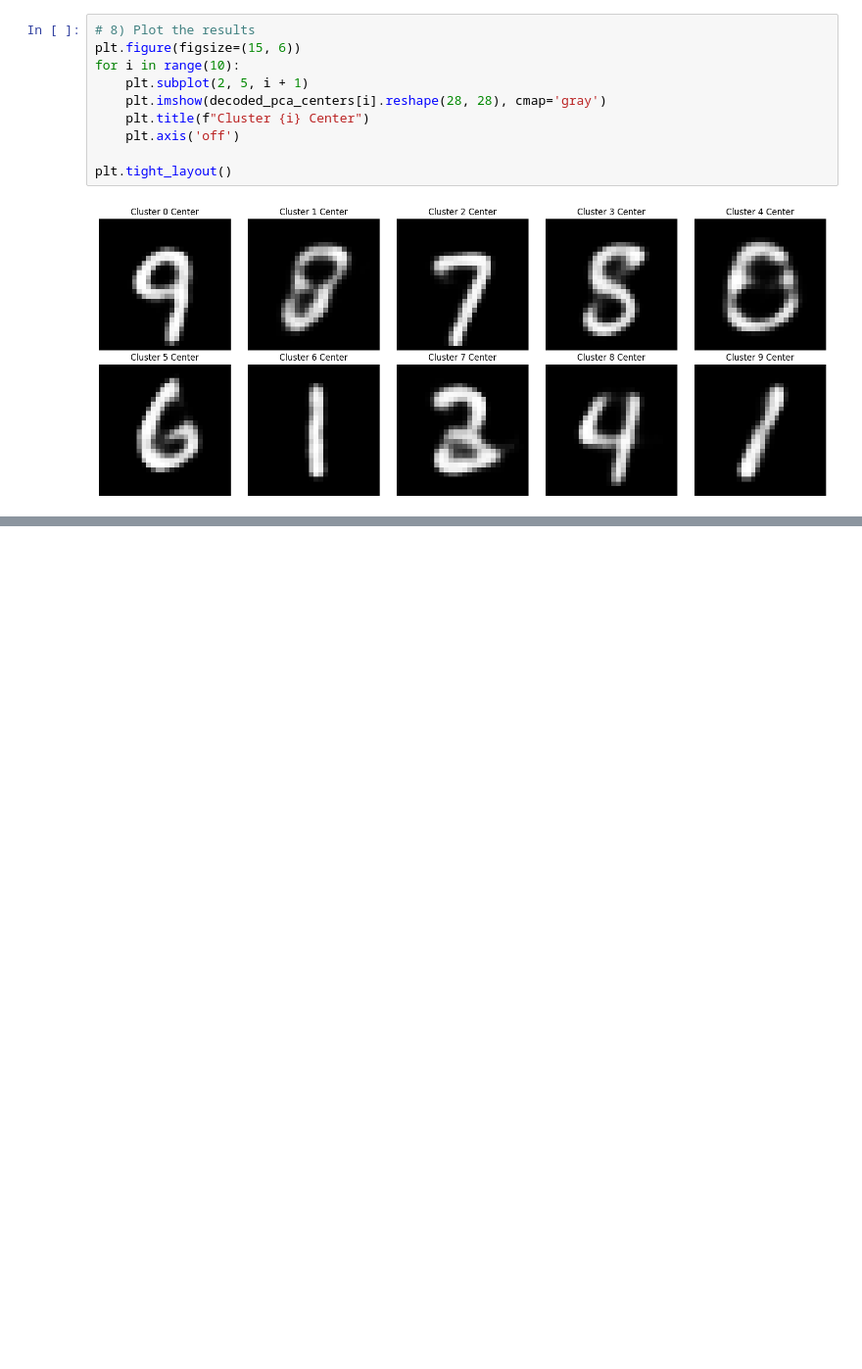
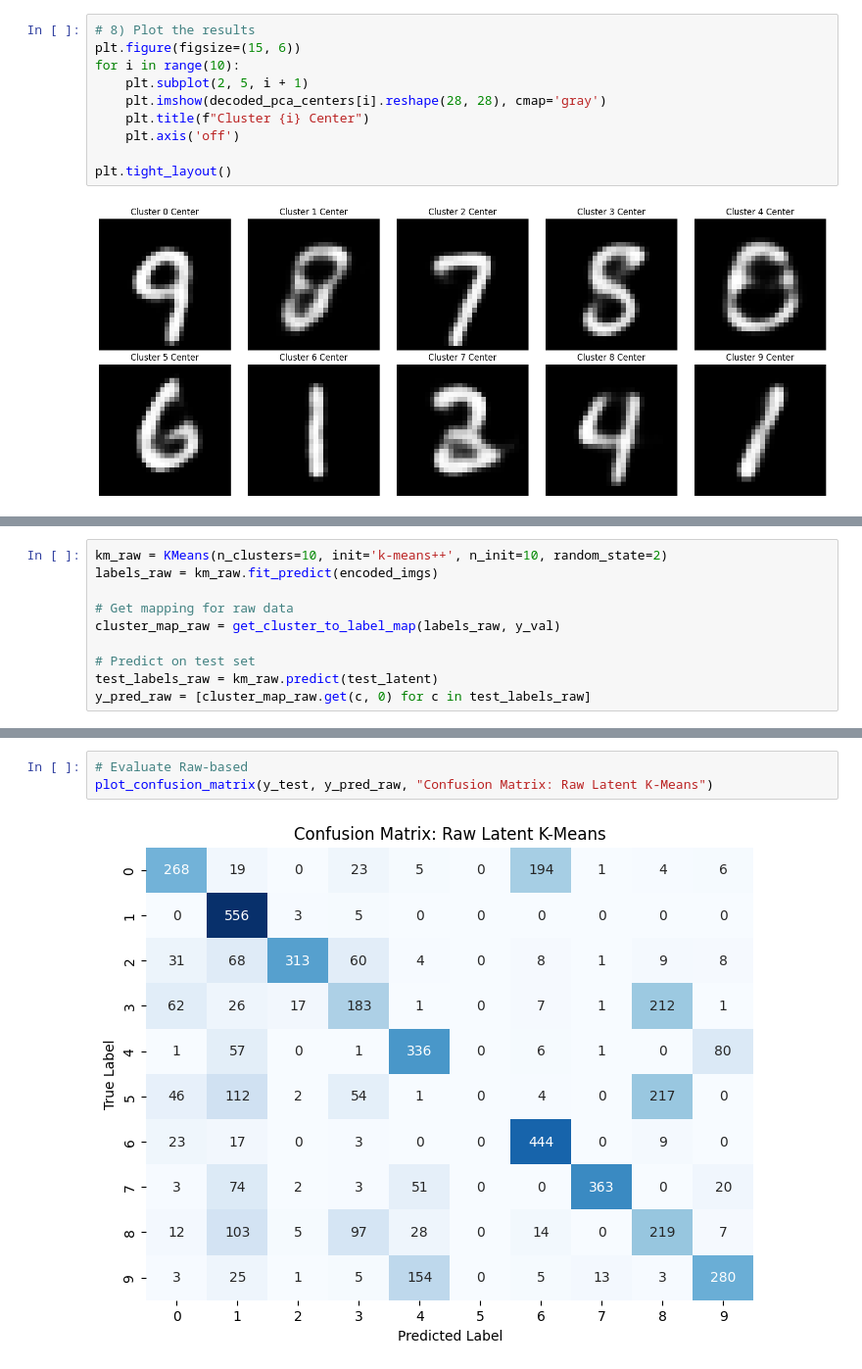
Before and after one commit to mazapataa/NNbasic, a Jupyter notebook: P5_Auto_Encoder_1.ipynb, the cells around one changed output, grey strips where cells are left out. Shown at 98% size. Drawn from its saved outputs; the diff is of its cells as text; blank space fills up the shorter version.

```diff
--- a/P5_Auto_Encoder_1.ipynb
+++ b/P5_Auto_Encoder_1.ipynb
@@ -610,0 +676,10 @@ plt.tight_layout()
+# %%
+km_raw = KMeans(n_clusters=10, init='k-means++', n_init=10, random_state=2)
+labels_raw = km_raw.fit_predict(encoded_imgs)
+
+# Get mapping for raw data
+cluster_map_raw = get_cluster_to_label_map(labels_raw, y_val)
+
+# Predict on test set
+test_labels_raw = km_raw.predict(test_latent)
+y_pred_raw = [cluster_map_raw.get(c, 0) for c in test_labels_raw]
@@ -610,0 +700,5 @@ plt.tight_layout()
+# %%
+# Evaluate Raw-based
+plot_confusion_matrix(y_test, y_pred_raw, "Confusion Matrix: Raw Latent K-Means")
+# %% [output]
+[figure, added]
```
Also changed, not shown: parts of 9 cells of this notebook.
